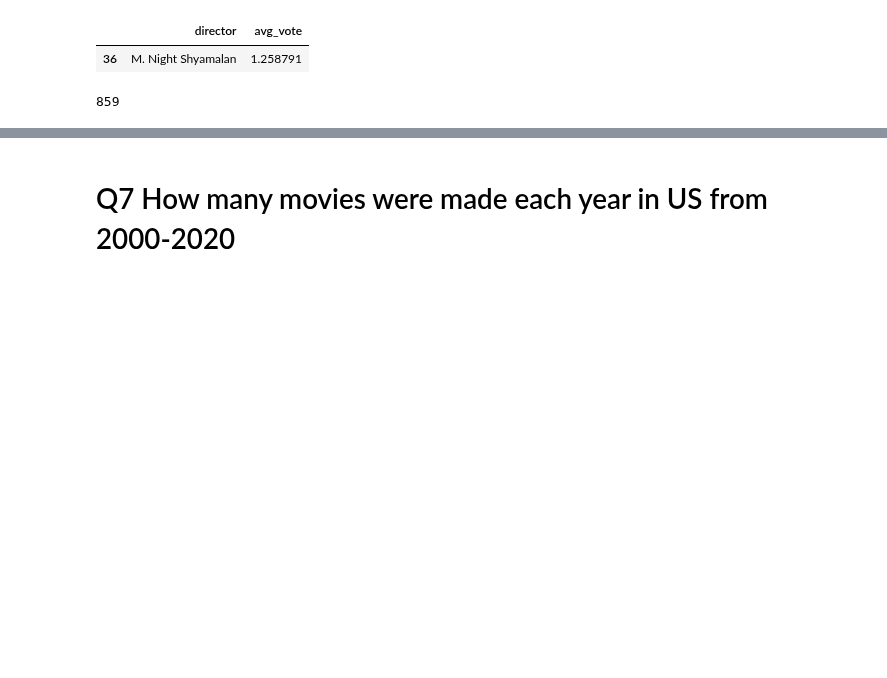
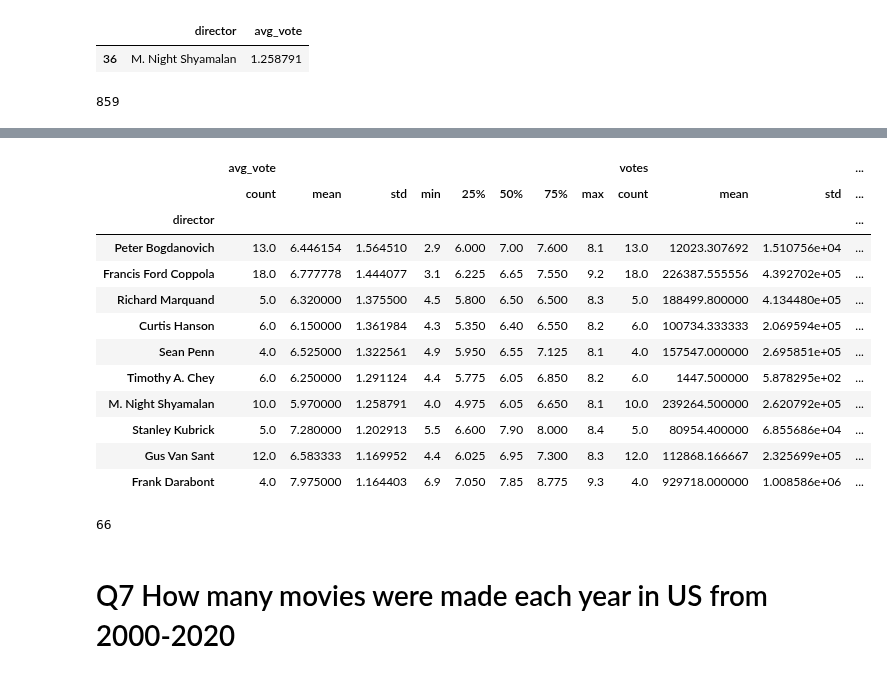
Before and after one commit to wesleybeckner/data_science_foundations, a Jupyter notebook: notebooks/solutions/SOLN_E1_Descriptive_Statistics_Data_Hunt.ipynb, the cells around one changed output, grey strips where cells are left out. Saved outputs shown, nothing was run; the diff lists cells and outputs as text; code cells hidden in the pictures; blank space fills up the shorter version.

```diff
--- a/notebooks/solutions/SOLN_E1_Descriptive_Statistics_Data_Hunt.ipynb
+++ b/notebooks/solutions/SOLN_E1_Descriptive_Statistics_Data_Hunt.ipynb
@@ -173,4 +172,26 @@ print(var_rank.shape[0])
 83
+# %%
+var_rank = df.loc[df['country'] == 'USA']\
+    .groupby('director').filter(lambda x: (x['avg_vote'].max() > 8) & (x['votes'].mean() > 1e3) & (x.shape[0] > 2))\
+    .groupby('director')[['avg_vote', 'votes']].describe().sort_values(by=('avg_vote', 'std'), ascending=False)
+
+display(var_rank.iloc[:10])
+print(var_rank.shape[0])
+# %% [output]
+|  | avg_vote |  |  |  |  |  |  |  | votes |  |  | ... |
+|  | count | mean | std | min | 25% | 50% | 75% | max | count | mean | std | ... |
+| director |  |  |  |  |  |  |  |  |  |  |  | ... |
+| Peter Bogdanovich | 13.0 | 6.446154 | 1.564510 | 2.9 | 6.000 | 7.00 | 7.600 | 8.1 | 13.0 | 12023.307692 | 1.510756e+04 | ... |
+| Francis Ford Coppola | 18.0 | 6.777778 | 1.444077 | 3.1 | 6.225 | 6.65 | 7.550 | 9.2 | 18.0 | 226387.555556 | 4.392702e+05 | ... |
+| Richard Marquand | 5.0 | 6.320000 | 1.375500 | 4.5 | 5.800 | 6.50 | 6.500 | 8.3 | 5.0 | 188499.800000 | 4.134480e+05 | ... |
+| Curtis Hanson | 6.0 | 6.150000 | 1.361984 | 4.3 | 5.350 | 6.40 | 6.550 | 8.2 | 6.0 | 100734.333333 | 2.069594e+05 | ... |
+| Sean Penn | 4.0 | 6.525000 | 1.322561 | 4.9 | 5.950 | 6.55 | 7.125 | 8.1 | 4.0 | 157547.000000 | 2.695851e+05 | ... |
+| Timothy A. Chey | 6.0 | 6.250000 | 1.291124 | 4.4 | 5.775 | 6.05 | 6.850 | 8.2 | 6.0 | 1447.500000 | 5.878295e+02 | ... |
+| M. Night Shyamalan | 10.0 | 5.970000 | 1.258791 | 4.0 | 4.975 | 6.05 | 6.650 | 8.1 | 10.0 | 239264.500000 | 2.620792e+05 | ... |
+| Stanley Kubrick | 5.0 | 7.280000 | 1.202913 | 5.5 | 6.600 | 7.90 | 8.000 | 8.4 | 5.0 | 80954.400000 | 6.855686e+04 | ... |
+| Gus Van Sant | 12.0 | 6.583333 | 1.169952 | 4.4 | 6.025 | 6.95 | 7.300 | 8.3 | 12.0 | 112868.166667 | 2.325699e+05 | ... |
+| Frank Darabont | 4.0 | 7.975000 | 1.164403 | 6.9 | 7.050 | 7.85 | 8.775 | 9.3 | 4.0 | 929718.000000 | 1.008586e+06 | ... |
+66
 # %% [markdown]
 # Q7 How many movies were made each year in US from 2000-2020
 # %%
```
Also changed, not shown: parts of 2 cells of this notebook, 53 other files.
